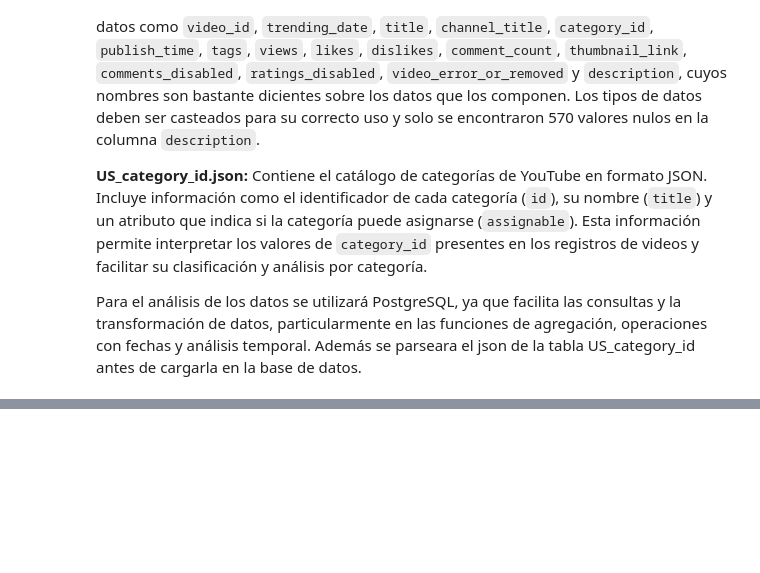
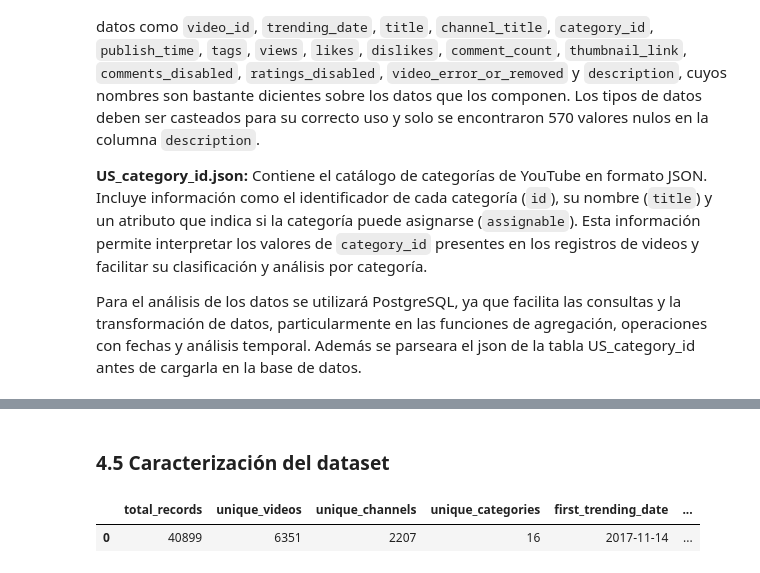
Before and after one commit to jsvanegasr1582/test_pragma, a Jupyter notebook: notebooks/youtube_trend_analize.ipynb, the cells around one changed output, grey strips where cells are left out. Cells and saved outputs as stored; diff of their text form; code cells hidden in the pictures; blank space fills up the shorter version.

```diff
--- a/notebooks/youtube_trend_analize.ipynb
+++ b/notebooks/youtube_trend_analize.ipynb
@@ -142,0 +220,9 @@ fds
+# %% [markdown]
+### 4.5 Caracterización del dataset
+# %%
+path_summary_dataset = './queries/07_summary_dataset.sql'
+summary_dataset = read_from_postgres(ROOT_DIR / path_summary_dataset)
+display(summary_dataset)
+# %% [output]
+|  | total_records | unique_videos | unique_channels | unique_categories | first_trending_date | ... |
+| 0 | 40899 | 6351 | 2207 | 16 | 2017-11-14 | ... |
```
Also changed, not shown: parts of 19 cells of this notebook, 10 other files.
